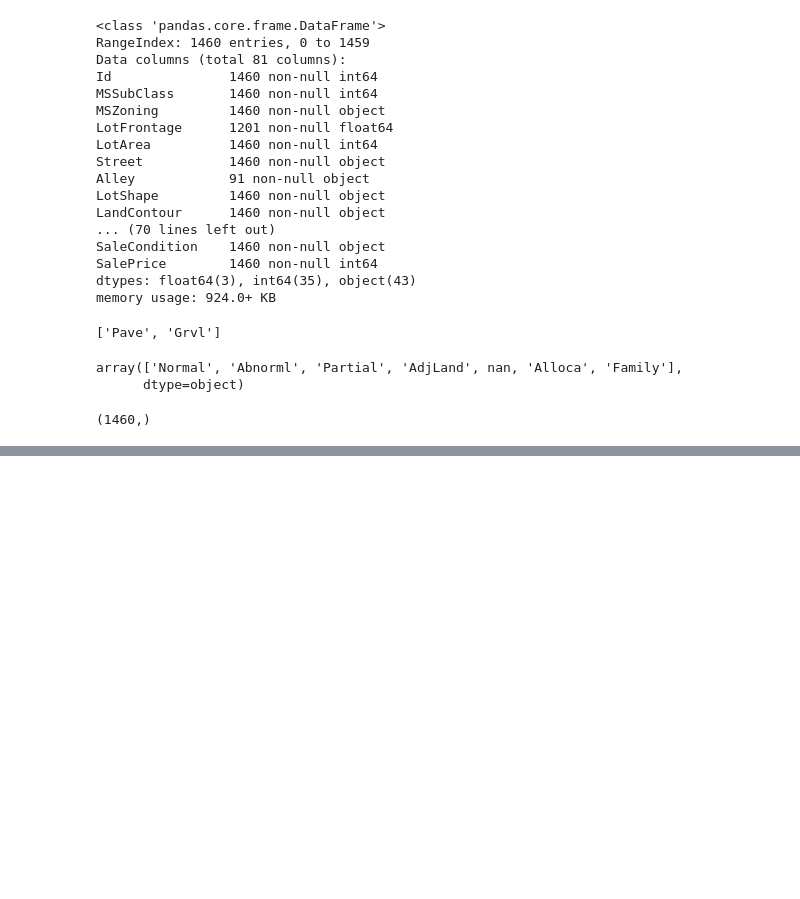
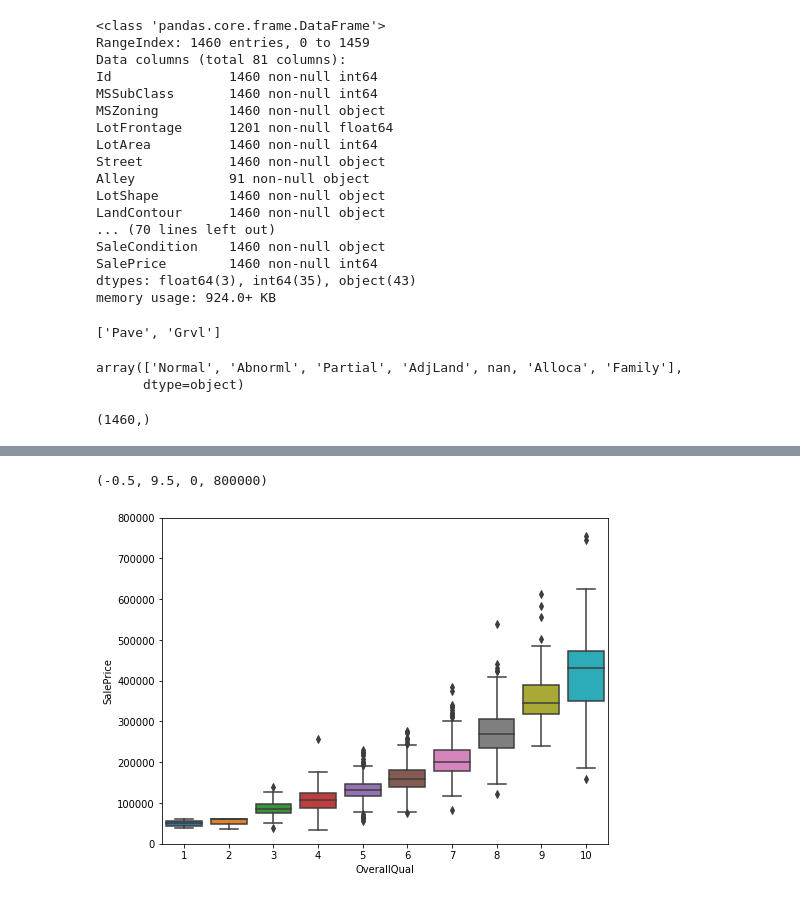
Before and after one commit to vmsgiridhar/AI2019, a Jupyter notebook: Part2-Regression/Practice/HousePrices_Practice1.ipynb, the cells around one changed output, grey strips where cells are left out. Saved outputs shown, nothing was run; the diff lists cells and outputs as text; code cells hidden in the pictures; blank space fills up the shorter version.

```diff
--- a/Part2-Regression/Practice/HousePrices_Practice1.ipynb
+++ b/Part2-Regression/Practice/HousePrices_Practice1.ipynb
@@ -139,0 +227,9 @@ dataset['3SsnPorch'].shape
+# %%
+var = 'OverallQual'
+data = pd.concat([dataset['SalePrice'], dataset[var]], axis = 1)
+f, ax = plt.subplots(figsize=(8,6))
+fig = sns.boxplot(x=var, y='SalePrice', data = data)
+fig.axis(ymin = 0, ymax = 800000)
+# %% [output]
+(-0.5, 9.5, 0, 800000)
+[figure, added]
```
Also changed, not shown: parts of 19 cells of this notebook, 2 other files.
